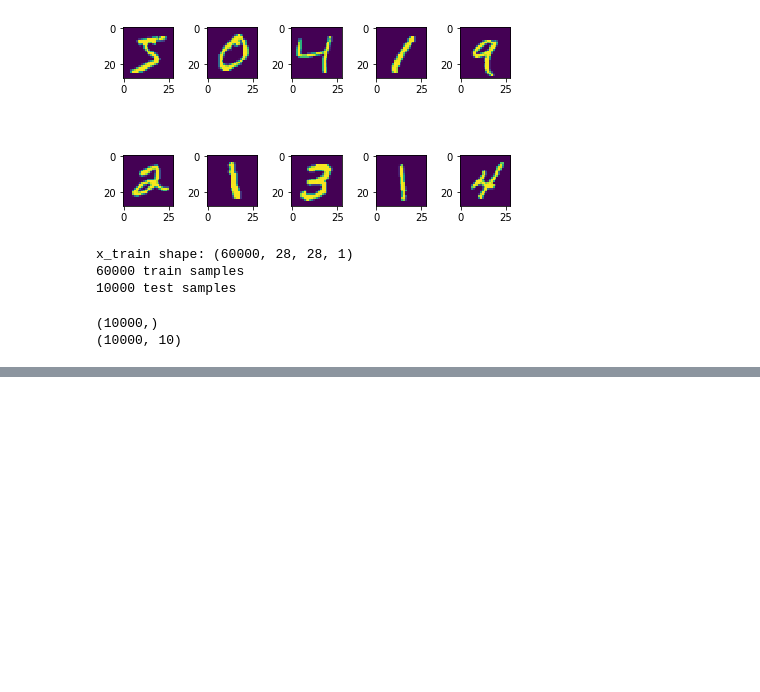
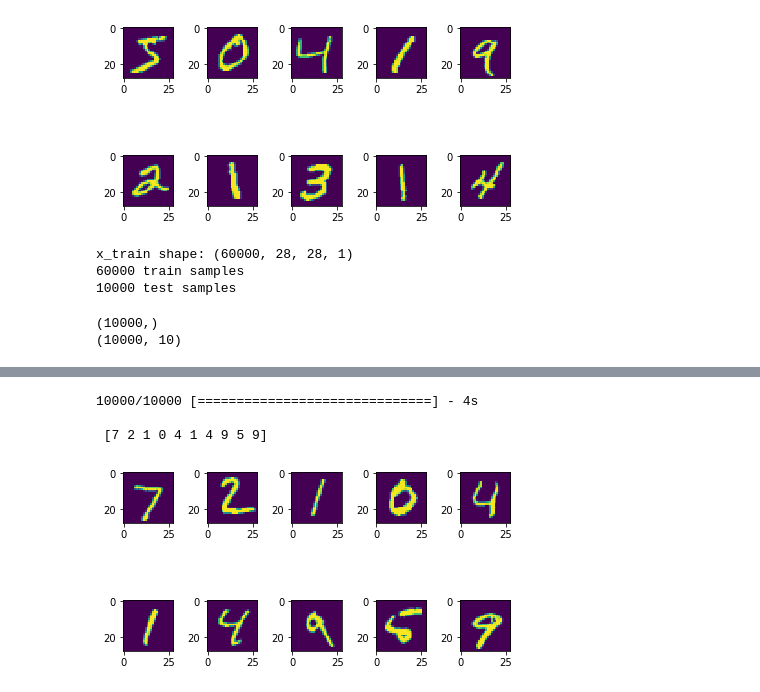
Before and after one commit to djreiss/deepLearnPlayground, a Jupyter notebook: 1-mnist-handwriting-tensorflow.ipynb, the cells around one changed output, grey strips where cells are left out. Cells and saved outputs as stored; diff of their text form; code cells hidden in the pictures; blank space fills up the shorter version.

Commit message:
finished training; show test results

```diff
--- a/1-mnist-handwriting-tensorflow.ipynb
+++ b/1-mnist-handwriting-tensorflow.ipynb
@@ -121,0 +126,14 @@ print('Test accuracy:', score[1])
+# %%
+pred = model.predict_classes(x_test)
+print('\n', pred[:10])
+# %% [output]
+10000/10000 [==============================] - 4s
+
+ [7 2 1 0 4 1 4 9 5 9]
+# %%
+fig, ax = plt.subplots(2, 5)
+for i, a in enumerate(ax.flatten()):
+    a.imshow(x_test[i].reshape((28, 28)))
+fig.tight_layout()
+# %% [output]
+[figure, added]
```
Also changed, not shown: parts of 4 cells of this notebook, 1 other file.
